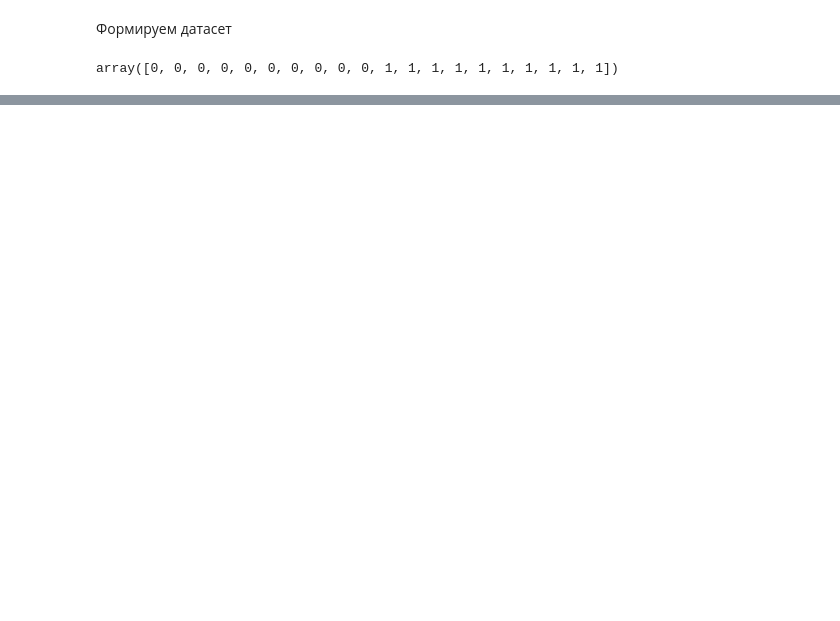
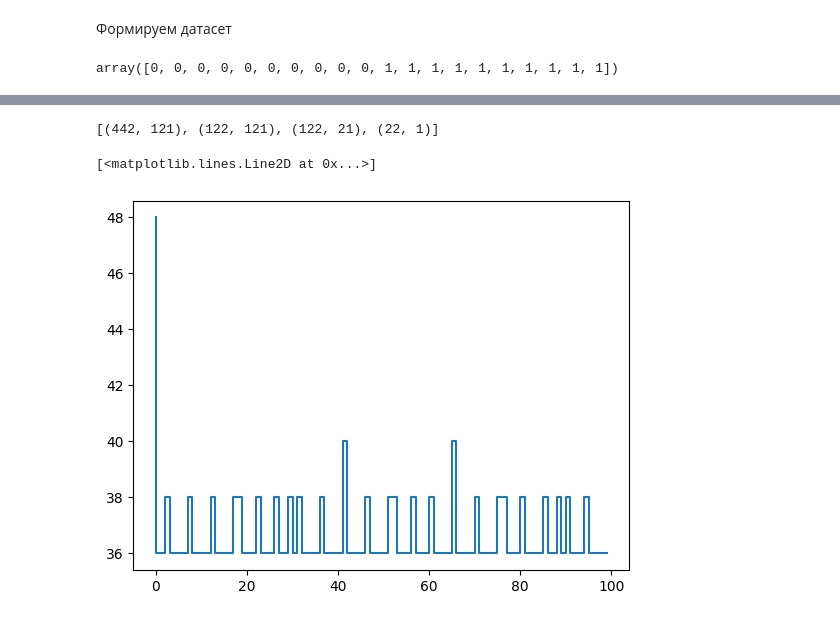
Before and after one commit to J0hnLenin/DL, a Jupyter notebook: DL2.ipynb, the cells around one changed output, grey strips where cells are left out. Cells and saved outputs as stored; diff of their text form; code cells hidden in the pictures; blank space fills up the shorter version.

```diff
--- a/DL2.ipynb
+++ b/DL2.ipynb
@@ -201,0 +221,19 @@ pcp.train(X_, y_, logging=False)
+# %%
+n = 50
+X = np.array([crash_code(create_code(), 0.075) for i in range(n//2)] +
+            [[0]*441, [1]*441] +
+            [create_noise() for i in range((n//2) - 2)] +
+            [create_code() for i in range(n)])
+y = np.array([0]*n + [1]*n)
+X_, y_ = shuffle(X, y)
+
+step = lambda x: int(x >= 0)
+pcp = Perceptron([441, 121, 121, 21], [step, step, step, step], n_epochs=100)
+print([i.size for i in  pcp.layers])
+errors = pcp.train(X_, y_, logging=False)
+
+plt.step([i for i in range(len(errors))], errors)
+# %% [output]
+[(442, 121), (122, 121), (122, 21), (22, 1)]
+[<matplotlib.lines.Line2D at 0x...>]
+[figure, added]
```
Also changed, not shown: parts of 11 cells of this notebook.
